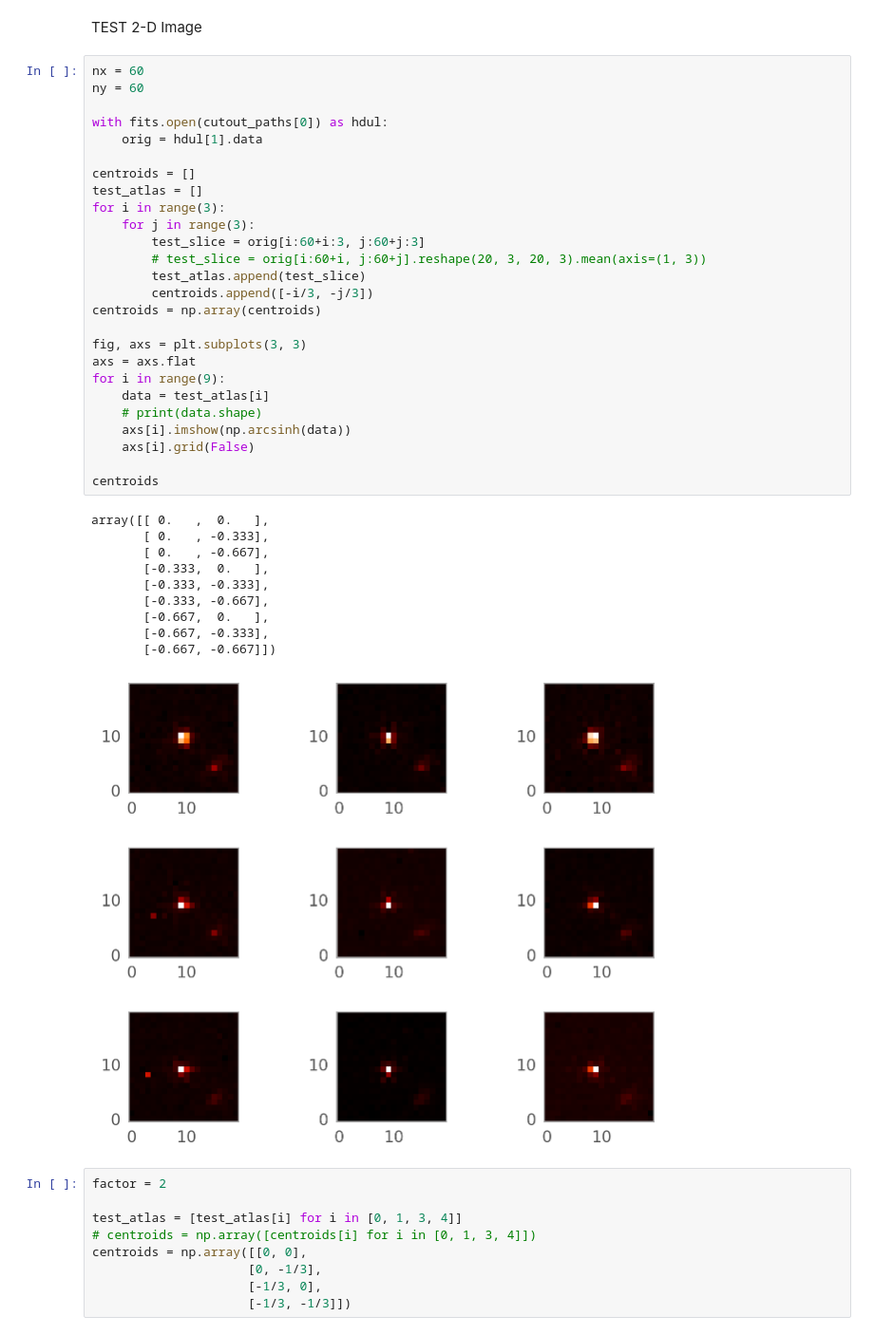
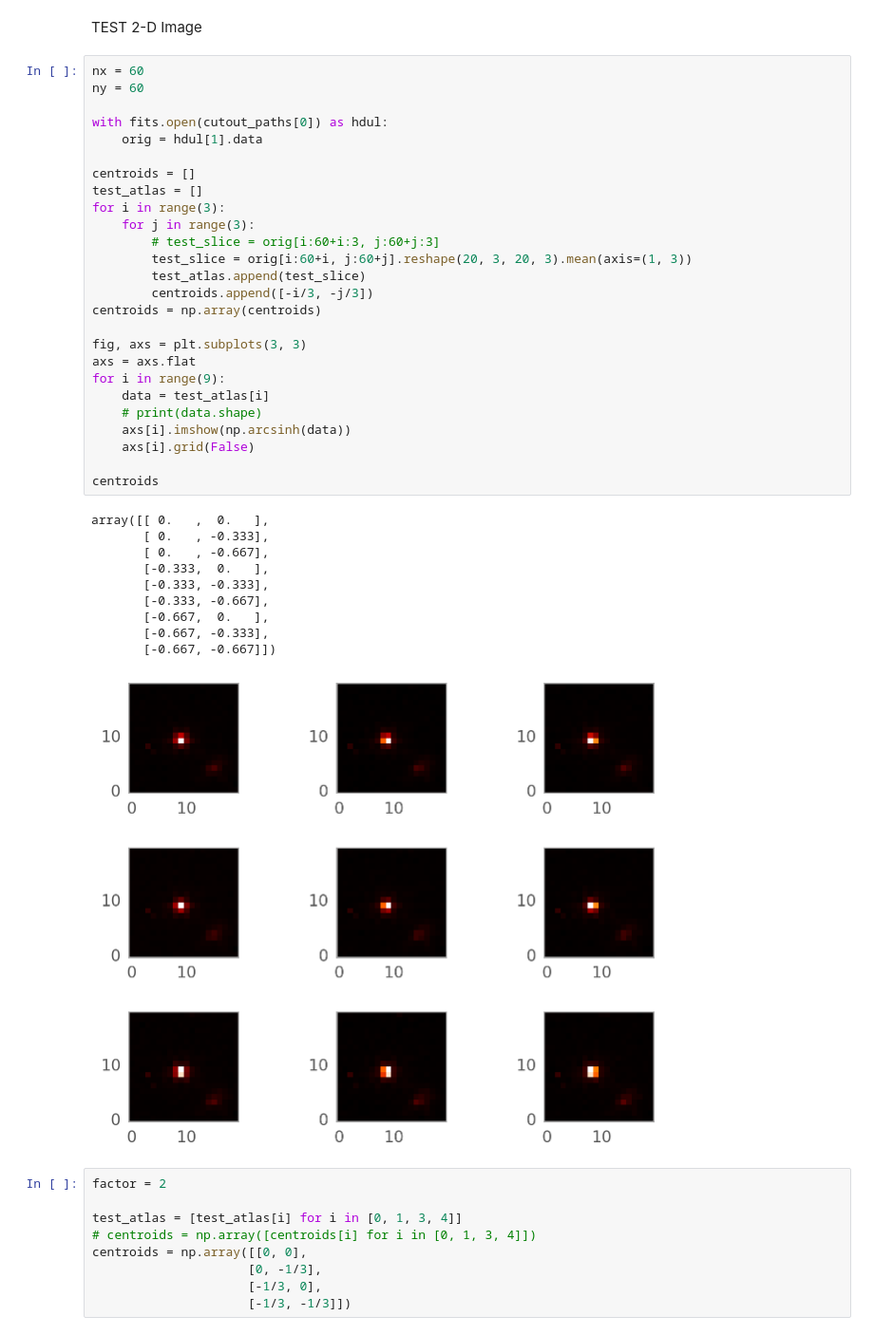
Before and after one commit to Chisen-Lupus/proper-dither, a Jupyter notebook: demo.ipynb, the cells around one changed output. Shown at 95% size. Saved outputs shown, nothing was run; the diff lists cells and outputs as text.

```diff
--- a/demo.ipynb
+++ b/demo.ipynb
@@ -728,36 +728,36 @@ ny = 60
 with fits.open(cutout_paths[0]) as hdul:
     orig = hdul[1].data
 
 centroids = []
 test_atlas = []
 for i in range(3):
     for j in range(3):
-        test_slice = orig[i:60+i:3, j:60+j:3]
-        # test_slice = orig[i:60+i, j:60+j].reshape(20, 3, 20, 3).mean(axis=(1, 3))
+        # test_slice = orig[i:60+i:3, j:60+j:3]
+        test_slice = orig[i:60+i, j:60+j].reshape(20, 3, 20, 3).mean(axis=(1, 3))
         test_atlas.append(test_slice)
         centroids.append([-i/3, -j/3])
 centroids = np.array(centroids)
 
 fig, axs = plt.subplots(3, 3)
 axs = axs.flat
 for i in range(9):
     data = test_atlas[i]
     # print(data.shape)
     axs[i].imshow(np.arcsinh(data))
     axs[i].grid(False)
 
 centroids
 # %% [output]
 array([[ 0.   ,  0.   ],
        [ 0.   , -0.333],
        [ 0.   , -0.667],
        [-0.333,  0.   ],
        [-0.333, -0.333],
        [-0.333, -0.667],
        [-0.667,  0.   ],
        [-0.667, -0.333],
        [-0.667, -0.667]])
-[figure, old version]
+[figure, new version]
 # %%
 factor = 2
 
```
Also changed, not shown: parts of 26 cells of this notebook.
